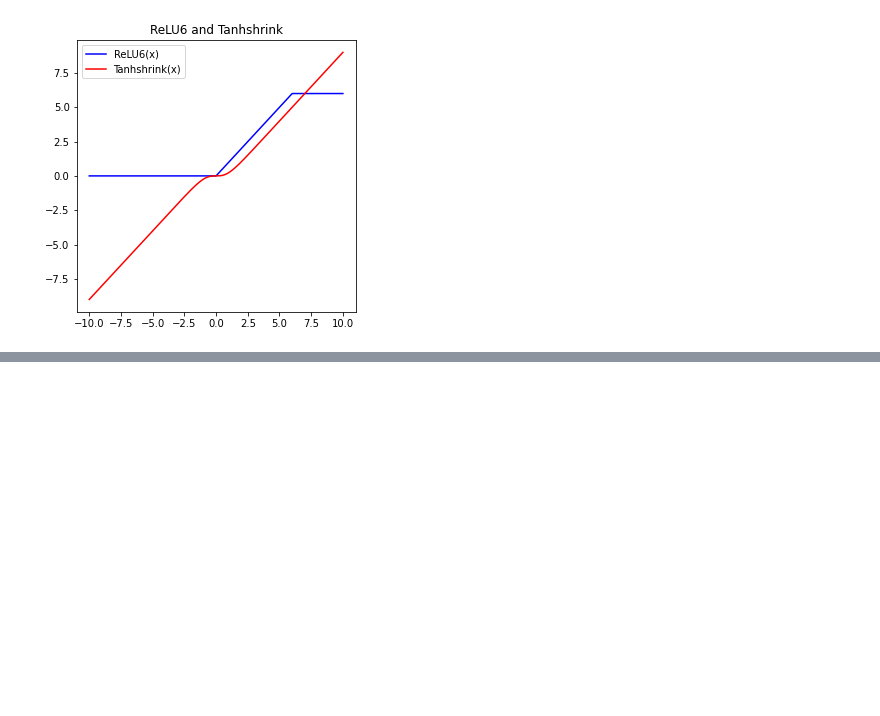
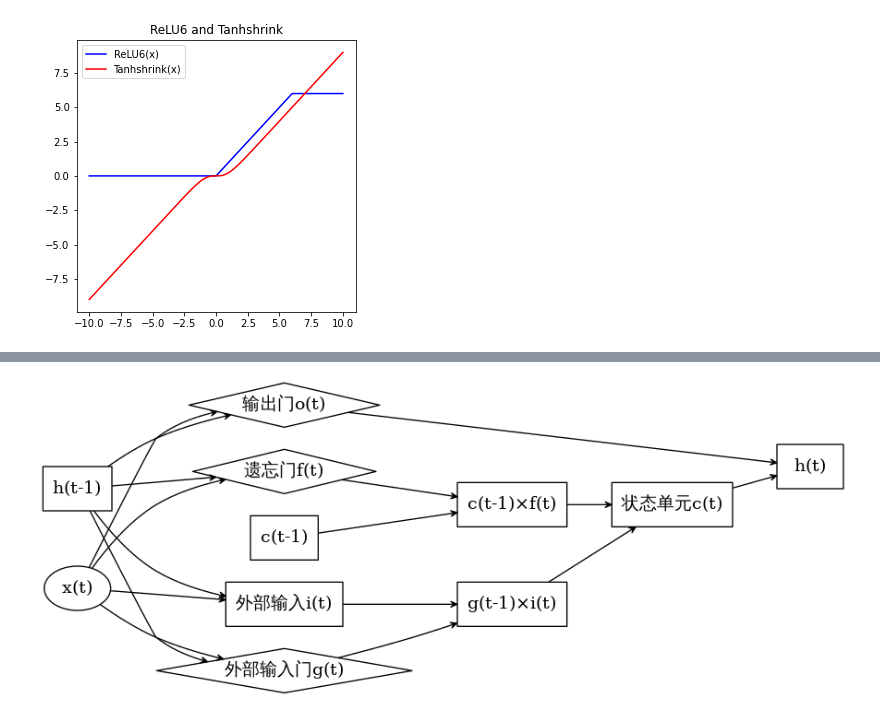
Before and after one commit to sijichun/PythonTutor, a Jupyter notebook: Torch_graph.ipynb, the cells around one changed output, grey strips where cells are left out. Drawn from its saved outputs; the diff is of its cells as text; code cells hidden in the pictures; blank space fills up the shorter version.

```diff
--- a/Torch_graph.ipynb
+++ b/Torch_graph.ipynb
@@ -259,0 +280,20 @@ plt.show()
+# %%
+dot = Digraph(comment='LSTM', format='png')
+dot.graph_attr['rankdir'] = 'LR'
+dot.edge_attr.update(arrowhead='vee', arrowsize='0.5')
+dot.node('h_t_1', 'h(t-1)', shape='box')
+dot.node('x_t', 'x(t)')
+dot.node('i_t', '外部输入i(t)', shape='box')
+dot.node('f_t', '遗忘门f(t)', shape='diamond')
+dot.node('g_t', '外部输入门g(t)', shape='diamond')
+dot.node('o_t', '输出门o(t)', shape='diamond')
+dot.node('cf', 'c(t-1)×f(t)', shape='box')
+dot.node('gi', 'g(t-1)×i(t)', shape='box')
+dot.node('c_t', '状态单元c(t)', shape='box')
+dot.node('c_t_1', 'c(t-1)', shape='box')
+dot.node('h_t', 'h(t)', shape='box')
+dot.edges([['h_t_1', 'i_t'],['h_t_1', 'f_t'],['h_t_1', 'g_t'],['h_t_1', 'o_t'],['c_t_1','cf'],['f_t','cf'],['i_t','gi'],['g_t','gi']])
+dot.edges([['x_t', 'i_t'],['x_t', 'o_t'],['x_t', 'f_t'],['x_t', 'g_t'],['o_t','h_t'],['c_t','h_t'],['cf','c_t'],['gi','c_t']])
+Image(dot.render('pic/LSTM.gv'))
+# %% [output]
+[figure, added]
```
Also changed, not shown: parts of 2 cells of this notebook, 10 other files.
